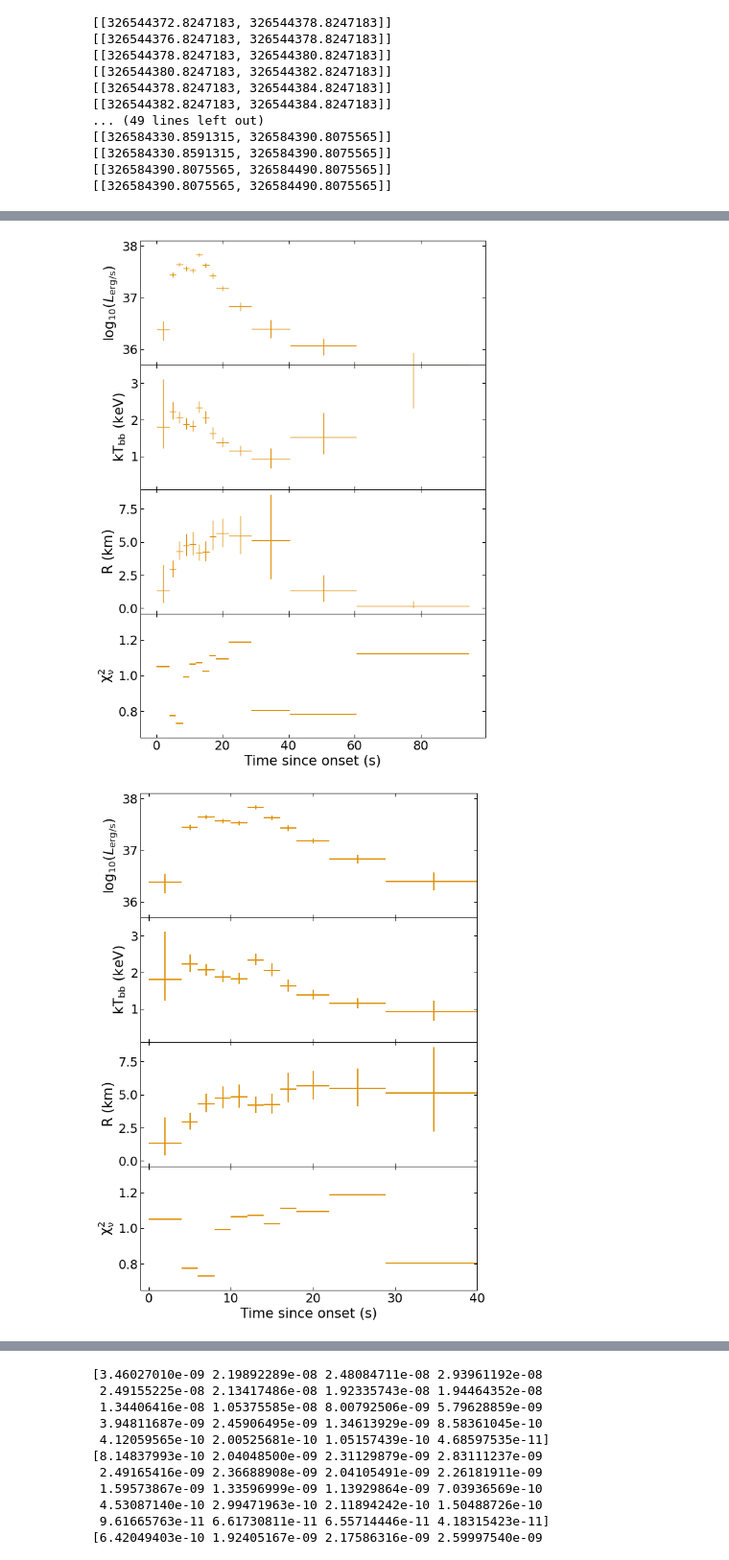
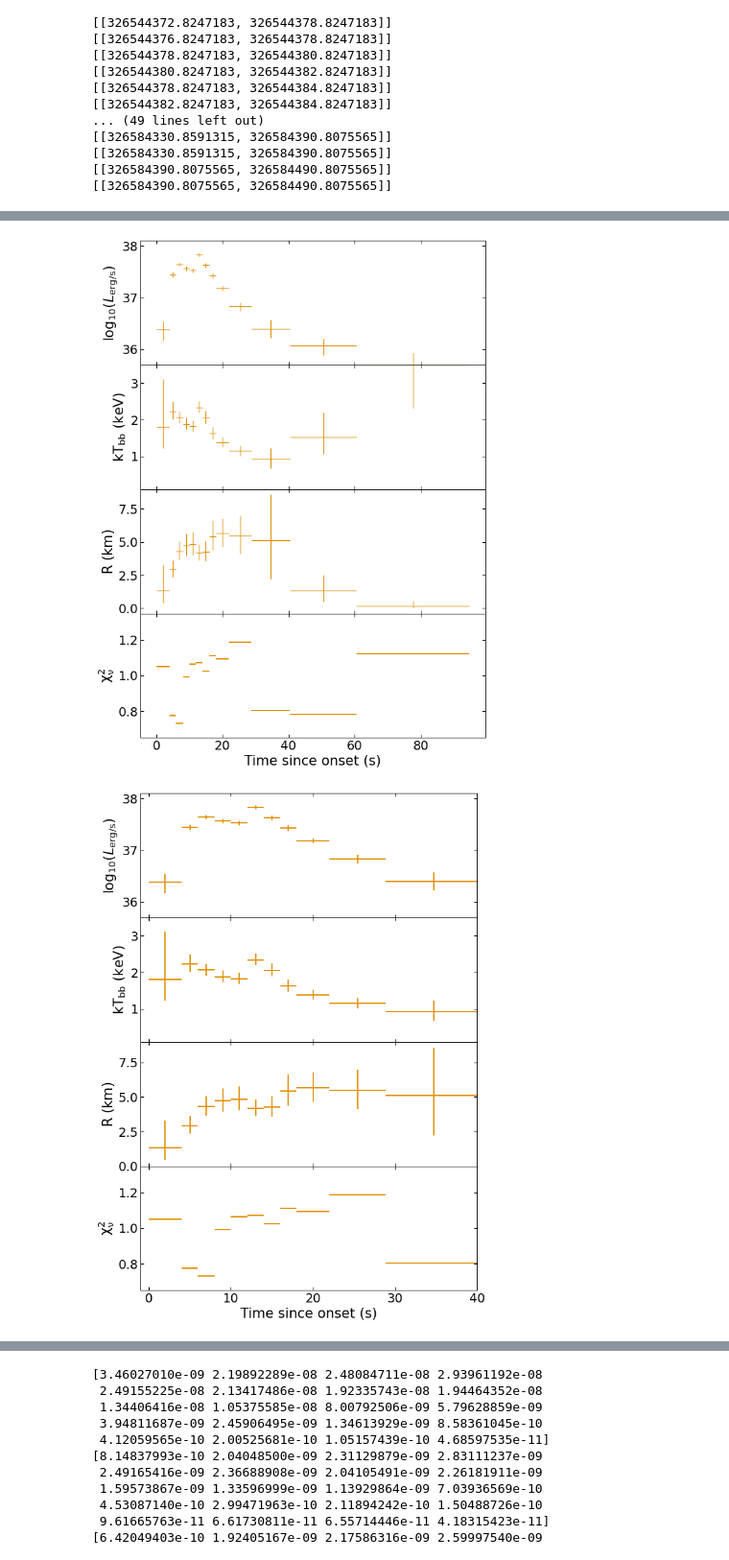
Before and after one commit to snpike/scripts, a Jupyter notebook: GRS_1741d9m2853/Burst_analysis_no_bc.ipynb, the cells around one changed output, grey strips where cells are left out. Shown at 96% size. Saved outputs shown, nothing was run; the diff lists cells and outputs as text; code cells hidden in the pictures.

```diff
--- a/GRS_1741d9m2853/Burst_analysis_no_bc.ipynb
+++ b/GRS_1741d9m2853/Burst_analysis_no_bc.ipynb
@@ -565,34 +565,35 @@ ax4.errorbar(burst1_times[PRE_ind1], red_chi, xerr=short_gtis_1[PRE_ind1]/2, fmt
 
 
 ax2.set_ylabel(r'$\mathrm{kT_{bb}\ (keV)}$')
 ax1.set_ylabel(r'$\log_{10}(L_{\mathrm{erg/s}})$')
 ax3.set_ylabel(r'$\mathrm{R\ (km)}$')
 ax4.set_ylabel(r'$\mathrm{\chi^{2}_{\nu}}$')
 ax4.set_xlabel('Time since onset (s)')
 
 ax1.tick_params(axis='both',which='both', direction='in', bottom=True, top=True, left=True, right=True)
 ax2.tick_params(axis='both',which='both', direction='in', bottom=True, top=True, left=True, right=True)
 ax3.tick_params(axis='both',which='both', direction='in', bottom=True, top=True, left=True, right=True)
 ax4.tick_params(axis='both',which='both', direction='in', bottom=True, top=True, left=True, right=True)
 
 ax1.set_xlim((-1, 40))
 ax1.set_ylim((35.7,38.1))
 ax2.set_ylim((0.1,3.5))
+ax3.set_ylim(bottom=0)
 ax4.set_ylim((0.65,1.35))
 
 
 plt.tight_layout()
 
 plt.savefig(plot_dir+'burst1_PRE_new_zoom.pdf')
 # %% [output]
 [2.44635793e+36 2.78509491e+37 4.37411302e+37 3.63722360e+37
  3.33579997e+37 6.76550158e+37 4.22824360e+37 2.66041875e+37
  1.52967793e+37 6.69637860e+36 2.48387651e+36 1.19077580e+36
  4.94880111e+35]
 [1.80385 2.23549 2.06238 1.88255 1.82128 2.33537 2.06025 1.62512 1.3861
  1.14662 0.9247  1.51813 3.50076]
 [figure]
-[figure, old version]
+[figure, new version]
 # %%
 kT = PRE_data2[PRE_ind2].T[4]
 kT_minus = PRE_data2[PRE_ind2].T[5]
```
Also changed, not shown: parts of 1 cell of this notebook, 4 other files.
